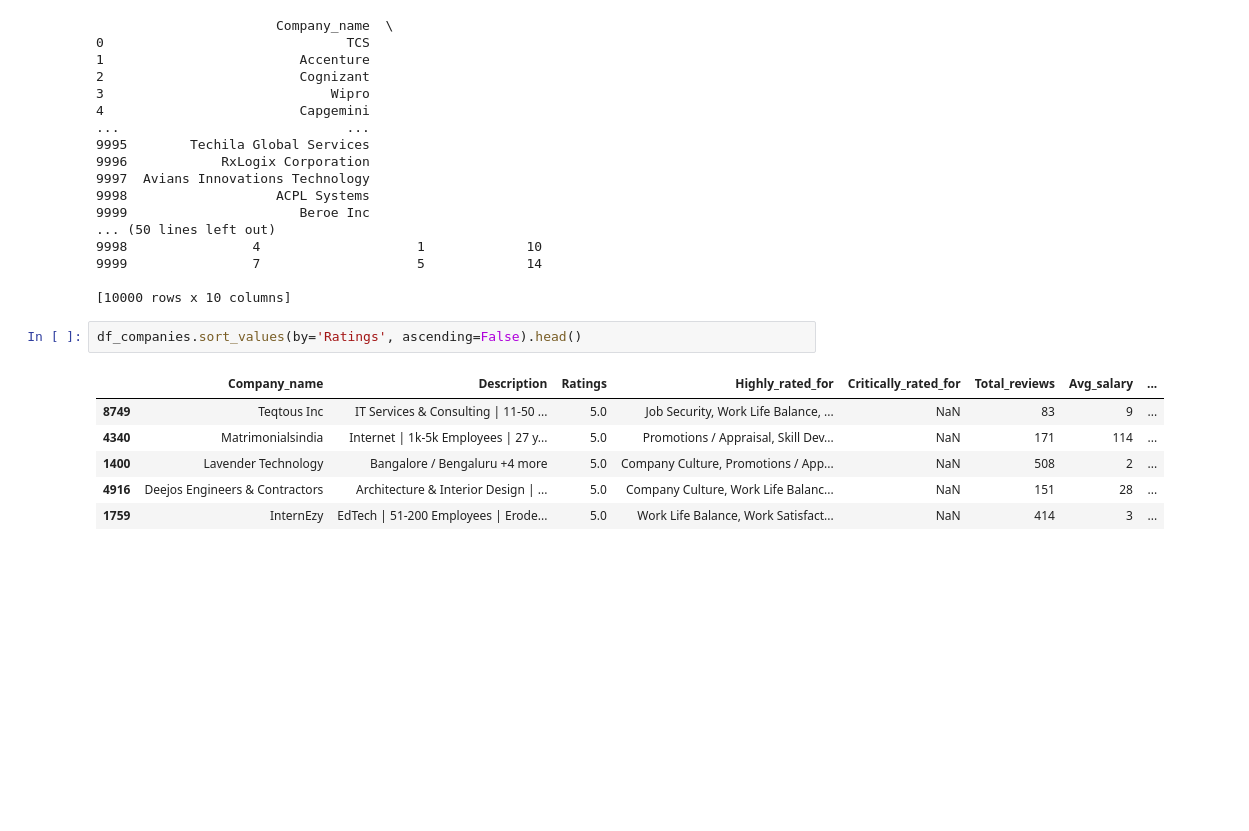
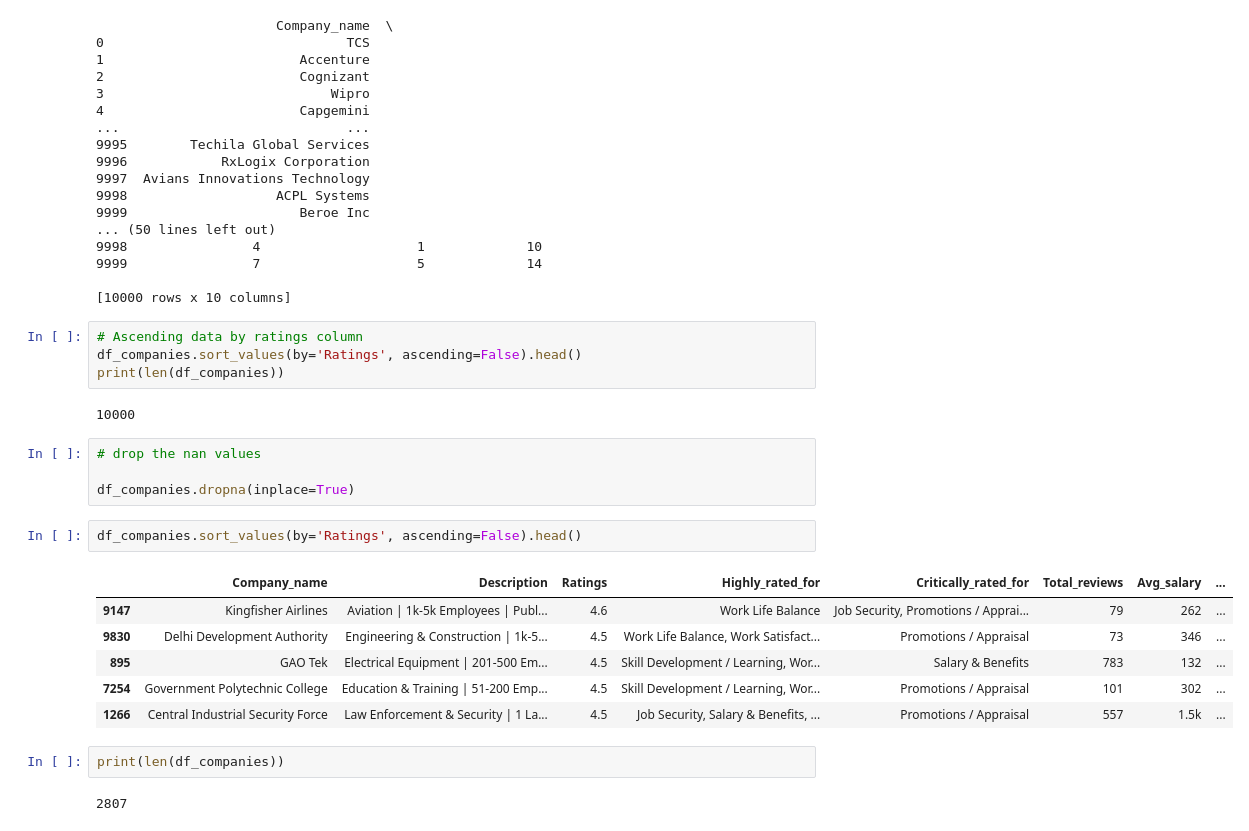
Before and after one commit to Prihantoedi/top-companies-data, a Jupyter notebook: Companies.ipynb, the cells around one changed output. Drawn from its saved outputs; the diff is of its cells as text; blank space fills up the shorter version.

Commit message:
create data cleansing

```diff
--- a/Companies.ipynb
+++ b/Companies.ipynb
@@ -22,11 +22,25 @@ print(df_companies)
 
 [10000 rows x 10 columns]
 # %%
+# Ascending data by ratings column
 df_companies.sort_values(by='Ratings', ascending=False).head()
+print(len(df_companies))
 # %% [output]
-|  | Company_name | Description | Ratings | Highly_rated_for | Critically_rated_for | Total_reviews | Avg_salary | ... |
-| 8749 | Teqtous Inc | IT Services & Consulting | 11-50 ... | 5.0 | Job Security, Work Life Balance, ... | NaN | 83 | 9 | ... |
-| 4340 | Matrimonialsindia | Internet | 1k-5k Employees | 27 y... | 5.0 | Promotions / Appraisal, Skill Dev... | NaN | 171 | 114 | ... |
-| 1400 | Lavender Technology | Bangalore / Bengaluru +4 more | 5.0 | Company Culture, Promotions / App... | NaN | 508 | 2 | ... |
-| 4916 | Deejos Engineers & Contractors | Architecture & Interior Design | ... | 5.0 | Company Culture, Work Life Balanc... | NaN | 151 | 28 | ... |
-| 1759 | InternEzy | EdTech | 51-200 Employees | Erode... | 5.0 | Work Life Balance, Work Satisfact... | NaN | 414 | 3 | ... |
+10000
+# %%
+# drop the nan values
+
+df_companies.dropna(inplace=True)
+# %%
+df_companies.sort_values(by='Ratings', ascending=False).head()
+# %% [output]
+|  | Company_name | Description | Ratings | Highly_rated_for | Critically_rated_for | Total_reviews | Avg_salary | ... |
+| 9147 | Kingfisher Airlines | Aviation | 1k-5k Employees | Publ... | 4.6 | Work Life Balance | Job Security, Promotions / Apprai... | 79 | 262 | ... |
+| 9830 | Delhi Development Authority | Engineering & Construction | 1k-5... | 4.5 | Work Life Balance, Work Satisfact... | Promotions / Appraisal | 73 | 346 | ... |
+| 895 | GAO Tek | Electrical Equipment | 201-500 Em... | 4.5 | Skill Development / Learning, Wor... | Salary & Benefits | 783 | 132 | ... |
+| 7254 | Government Polytechnic College | Education & Training | 51-200 Emp... | 4.5 | Skill Development / Learning, Wor... | Promotions / Appraisal | 101 | 302 | ... |
+| 1266 | Central Industrial Security Force | Law Enforcement & Security | 1 La... | 4.5 | Job Security, Salary & Benefits, ... | Promotions / Appraisal | 557 | 1.5k | ... |
+# %%
+print(len(df_companies))
+# %% [output]
+2807
```
Also changed, not shown: parts of 16 cells of this notebook, 1 other file.
